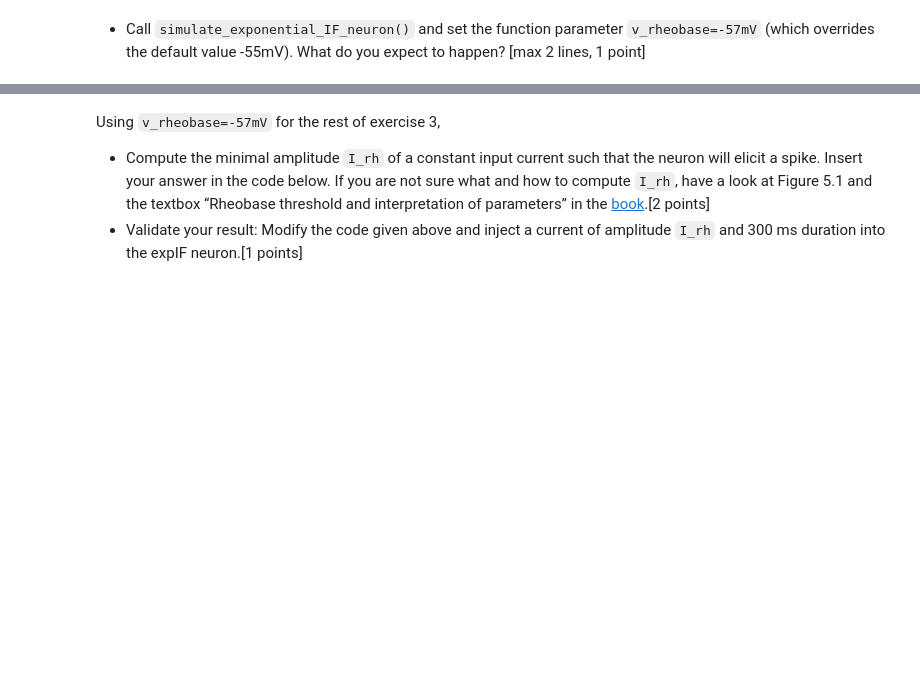
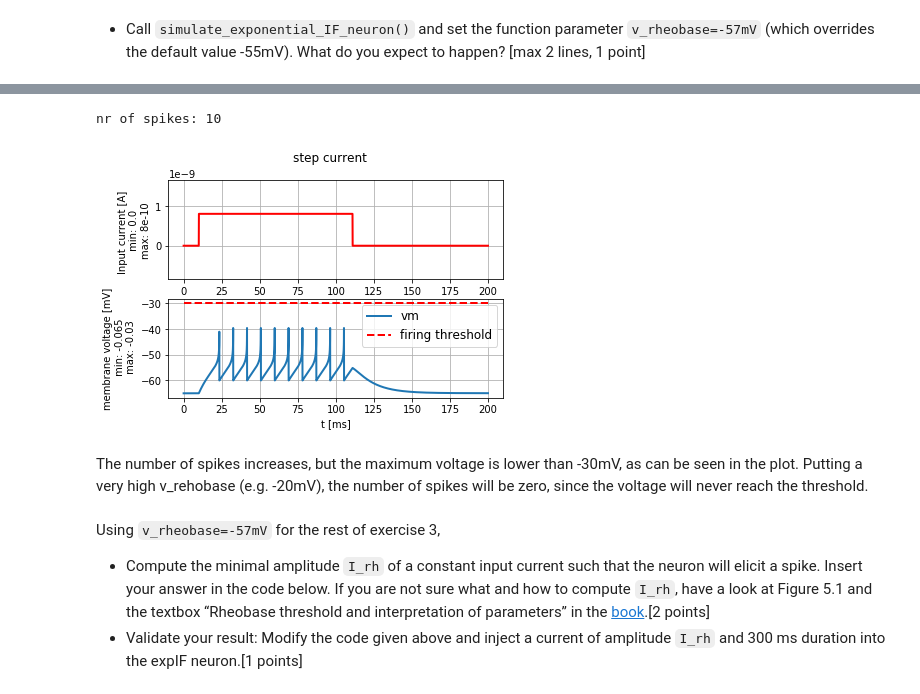
Before and after one commit to marcoabrate/biologicalmodelingofnn, a Jupyter notebook: project1/Ex1_firstName_lastName_000.ipynb, the cells around one changed output, grey strips where cells are left out. Cells and saved outputs as stored; diff of their text form; code cells hidden in the pictures; blank space fills up the shorter version.

```diff
--- a/project1/Ex1_firstName_lastName_000.ipynb
+++ b/project1/Ex1_firstName_lastName_000.ipynb
@@ -94,3 +105,19 @@ your answer
+# %%
+input_current = input_factory.get_step_current(
+    t_start=10, t_end=110, unit_time=b2.ms, amplitude=0.8 * b2.namp)
+
+state_monitor, spike_monitor = exp_IF.simulate_exponential_IF_neuron(
+    v_rheobase=-57*b2.mvolt, I_stim=input_current, simulation_time=200*b2.ms)
+
+plot_tools.plot_voltage_and_current_traces(
+    state_monitor, input_current,title="step current",
+    firing_threshold=exp_IF.FIRING_THRESHOLD_v_spike)
+print("nr of spikes: {}".format(spike_monitor.count[0]))
+# %% [output]
+nr of spikes: 10
+[figure, added]
+# %% [markdown]
+The number of spikes increases, but the maximum voltage is lower than -30mV, as can be seen in the plot. Putting a very high v_rehobase (e.g. -20mV), the number of spikes will be zero, since the voltage will never reach the threshold.
 # %% [markdown]
 Using `v_rheobase=-57mV` for the rest of exercise 3,
 - Compute the minimal amplitude `I_rh` of a constant input current such that the neuron will elicit a spike. Insert your answer in the code below. If you are not sure what and how to compute `I_rh`, have a look at Figure 5.1 and the textbox “Rheobase threshold and interpretation of parameters” in the [book](https://neuronaldynamics.epfl.ch/online/Ch5.S2.html).[2 points]
```
Also changed, not shown: parts of 15 cells of this notebook.
